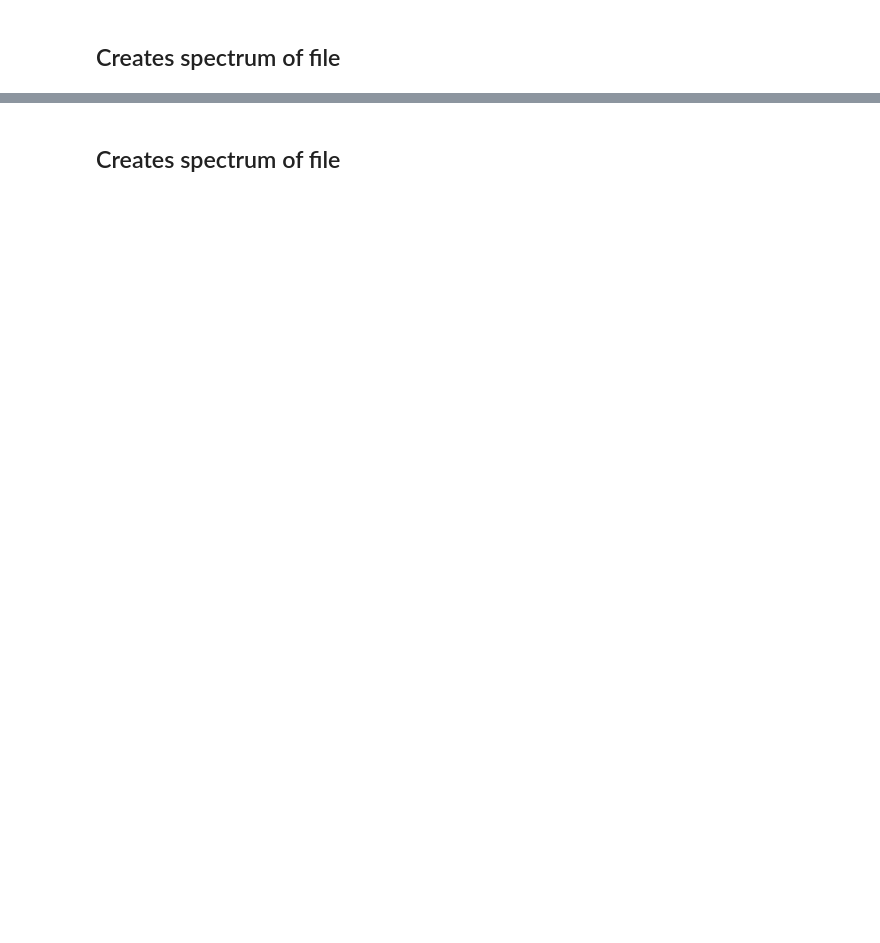
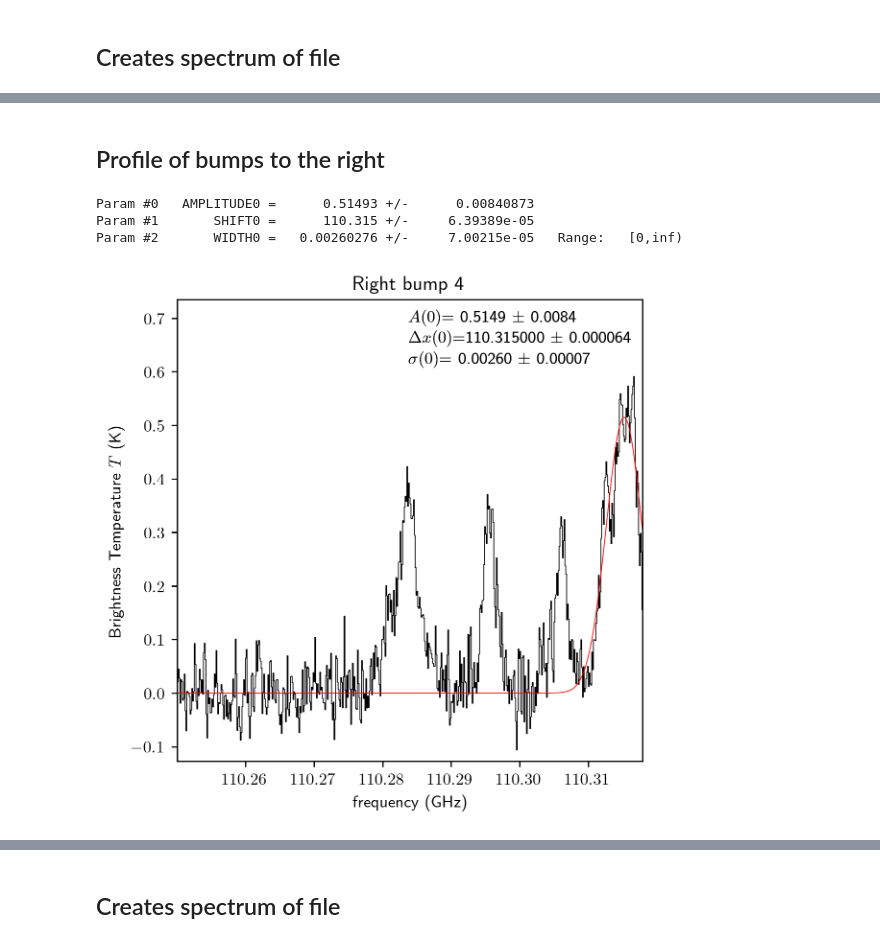
Before and after one commit to Parkerwise/Cloud-C, a Jupyter notebook: Gaussianfits.ipynb, the cells around one changed output, grey strips where cells are left out. Cells and saved outputs as stored; diff of their text form; code cells hidden in the pictures; blank space fills up the shorter version.

```diff
--- a/Gaussianfits.ipynb
+++ b/Gaussianfits.ipynb
@@ -94,0 +106,28 @@ Param #2       WIDTH0 =  0.000717954 +/-     1.47662e-06   Range:   [0,inf)
+# %% [markdown]
+## Profile of bumps to the right
+# %%
+zoom = np.where((freq.value>110.25)*(freq.value<110.318))
+
+#zooms in on the spectrum we found in the last code block
+zoom_13C160=spectrum[zoom]
+
+#zooms in on the frequency's in this zoomed in region
+zoom_freq = freq[zoom]
+
+
+error = np.zeros(np.size(zoom))
+wheremeas = np.where((zoom_freq.value>110.25)*(zoom_freq.value<110.27))
+meas = np.std(zoom_13C160[wheremeas])
+error = error + meas
+
+sp = pyspeckit.Spectrum(data=zoom_13C160,xarr=zoom_freq,error=error,unit='K')
+fig1 = pylab.figure(1,figsize=(5,5),dpi=250)
+sp.plotter(axis=pylab.subplot(1,1,1), title="Right bump 4")
+sp.specfit(fittype='gaussian')
+sp.plotter.savefig('rightbump4.png')
+print(sp.specfit.parinfo)
+# %% [output]
+Param #0   AMPLITUDE0 =      0.51493 +/-      0.00840873
+Param #1       SHIFT0 =      110.315 +/-     6.39389e-05
+Param #2       WIDTH0 =   0.00260276 +/-     7.00215e-05   Range:   [0,inf)
+[figure, added]
```
Also changed, not shown: parts of 35 cells of this notebook.
